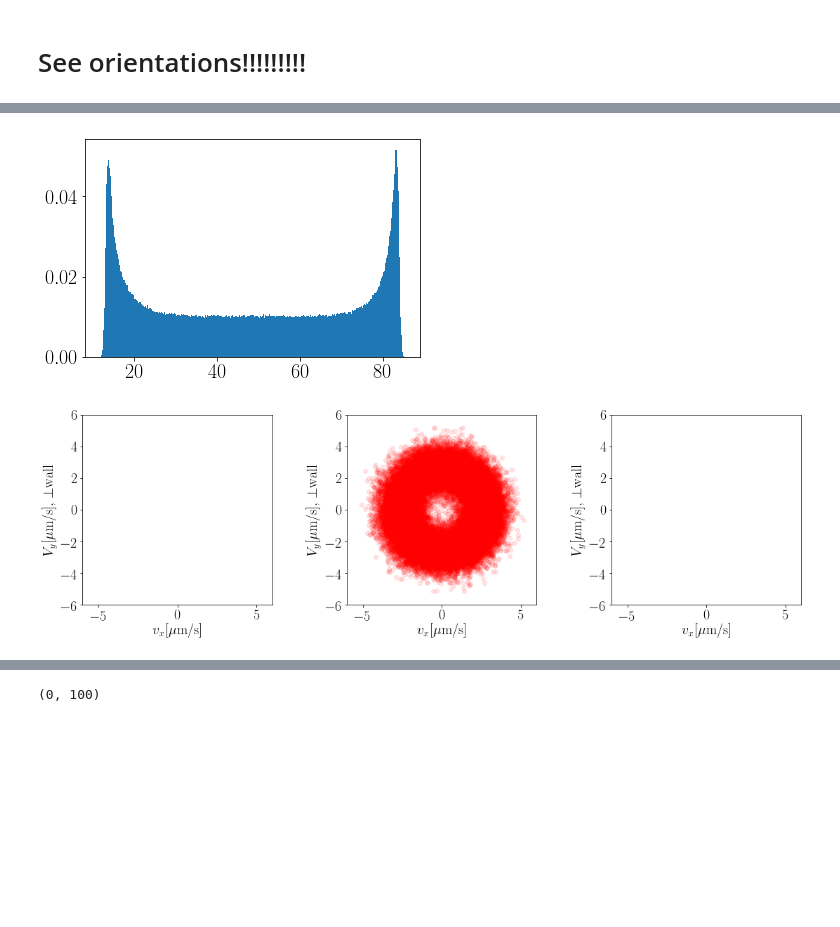
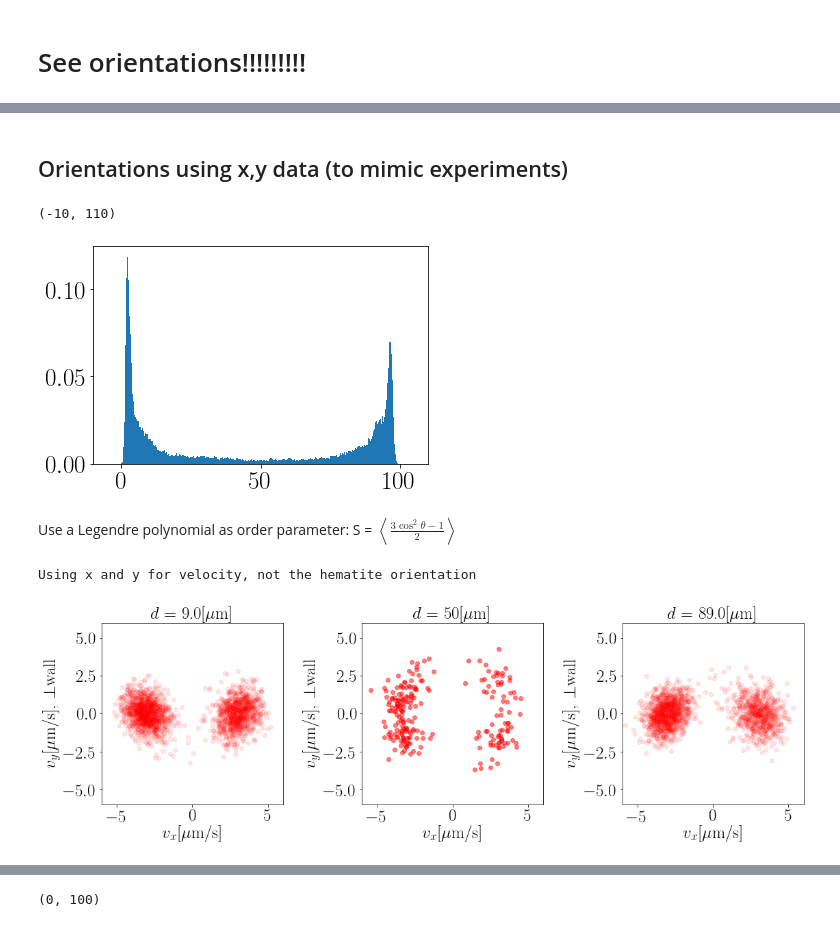
Before and after one commit to MichaHK/Simulation, a Jupyter notebook: SimulationResultsVisualization.ipynb, the cells around one changed output, grey strips where cells are left out. Drawn from its saved outputs; the diff is of its cells as text; code cells hidden in the pictures; blank space fills up the shorter version.

```diff
--- a/SimulationResultsVisualization.ipynb
+++ b/SimulationResultsVisualization.ipynb
@@ -288,6 +371,7 @@ CurrentFolder
 # %%
-ShortFilename = 'Sim_V_10p2_vel_3p6_Dt_0p1_C_1_Dr_0p1_NumPrtcls_1_dragFactorToPsv_2_coords.csv'
-ShortFilename = 'Sim_V_10p2_vel_2p7_Dt_0p1_C_1_Dr_0p1_NumPrtcls_1_dragFactorToPsv_2_coords.csv'
+ShortFilename = r'Sim_V_8_vel_1p8_Dt_0p1_C_1_Dr_0p005_NumPrtcls_100_dragFactorToPsv_1p82_coords.csv'
+# ShortFilename = r'Sim_V_8_vel_1p8_Dt_0p1_C_1_Dr_0p1_NumPrtcls_100_dragFactorToPsv_1p82_coords.csv'
+ShortFilename = r'Sim_V_8_vel_3p5_Dt_0p1_C_1_Dr_0p005_NumPrtcls_100_dragFactorToPsv_1p82_coords.csv'
 
 # ShortFilename = 'Sim_V_10p2_vel_3p6_Dt_0p1_C_1p001_Dr_0p1_NumPrtcls_1_dragFactorToPsv_2_coords.csv'
 # ShortFilename = 'Sim_V_10p2_vel_3p6_Dt_0p1_C_1p002_Dr_0p05_NumPrtcls_1_dragFactorToPsv_2_coords.csv'
@@ -295,7 +379,10 @@ ShortFilename = 'Sim_V_10p2_vel_2p7_Dt_0p1_C_1_Dr_0p1_NumPrtcls_1_dragFactorToPs
 
 FullPathTrajFilename = CurrentFolder + '//' + ShortFilename
 # np.loadtxt(FullPathTrajFilename)
-TrajArray = np.genfromtxt(FullPathTrajFilename, delimiter=',')
+# TrajArray = np.genfromtxt(FullPathTrajFilename, delimiter=',')
+# TrajArray = np.loadtxt(FullPathTrajFilename, delimiter=',')
+TrajArray = pd.read_csv(FullPathTrajFilename, delimiter=',') # because it works fast and does not use RAM
+TrajArray = np.array(TrajArray)
 # %%
 FullPathTrajFilename
 # %% [output]
@@ -305,16 +390,24 @@ VelocityCutOff = 8;
+# %% [markdown]
+## Orientations using x,y data (to mimic experiments)
+# %%
+VelocityCutOff = 6;
+StartingStep = 200
 # %%
 velDiff = 2
-x = TrajArray[:,1]
-y = TrajArray[:,2]
+TrajArrayCropStart = TrajArray[StartingStep:]
+x = TrajArrayCropStart[:,1]
+y = TrajArrayCropStart[:,2]
 dx = x[velDiff:] - x[:-velDiff]
 dy = y[velDiff:] - y[:-velDiff]
 BooleanToUse = (dx**2+dy**2) < velDiff * VelocityCutOff**2
-x = TrajArray[velDiff:,1][BooleanToUse]
-y = TrajArray[velDiff:,2][BooleanToUse]
-p = TrajArray[velDiff:,0][BooleanToUse]
+x = TrajArrayCropStart[velDiff:,1][BooleanToUse]
+y = TrajArrayCropStart[velDiff:,2][BooleanToUse]
+p = TrajArrayCropStart[velDiff:,0][BooleanToUse]
 dx = dx[BooleanToUse]/velDiff
 dy = dy[BooleanToUse]/velDiff
 # %%
 plt.hist(y, bins = 500, density = 'norm');
+plt.xlim([-10,110])
 # %% [output]
+(-10, 110)
-[figure, old version]
+[figure, new version]
@@ -321,20 +417,33 @@ plt.hist(y, bins = 500, density = 'norm');
+# %% [markdown]
+Use a Legendre polynomial as order parameter:
+S = $\left<\frac{3\cos^2 \theta -1}{2}\right>$
 # %%
-start_ums = [12, 51, 83] # 51,18,82
-range_um = 2
+start_ums = [48.8-40, 50, 48.8+40] # 51,18,82
+range_um = 1
 fps = 5
+UseHeatMap = False
+print('Using x and y for velocity, not the hematite orientation')
 FactorForUmPs = fps
 fig, ax = plt.subplots(1, len(start_ums), figsize = [16,5])
 for ind, start_um in enumerate(start_ums):
-    alpha = 0.001
     if ((start_um<60) & (start_um>40)):
+        alpha = 0.5
+    else:
         alpha = 0.1
-    ax[ind].scatter(FactorForUmPs*dx[(y>start_um) & (y<start_um+range_um)],
-                FactorForUmPs*dy[(y>start_um) & (y<start_um+range_um)], alpha = alpha, color= 'r')
+    if not UseHeatMap:
+        ax[ind].scatter(FactorForUmPs*dx[(y>start_um) & (y<start_um+range_um)],
+                    FactorForUmPs*dy[(y>start_um) & (y<start_um+range_um)], alpha = alpha, color= 'r')
+    else:
+        ax[ind].hist2d(FactorForUmPs*dx[(y>start_um) & (y<start_um+range_um)],
+               FactorForUmPs*dy[(y>start_um) & (y<start_um+range_um)], bins = 50, cmap = 'jet', range = [[-6, 6], [-6, 6]],
+                      density = True);
     ax[ind].set_xlim([-6,6])
     ax[ind].set_ylim([-6,6])
     ax[ind].set_xlabel('$v_x[\mu$m/s]')
-    ax[ind].set_ylabel('$V_y[\mu$m/s], $\\bot$wall')
+    ax[ind].set_ylabel('$v_y[\mu$m/s], $\\bot$wall')
     ax[ind].set_aspect('equal', adjustable='box')
+    ax[ind].set_title('$d$ = ' + str(np.round(start_um)) + '[$\mu$m]')
 fig.tight_layout()
 # %% [output]
+Using x and y for velocity, not the hematite orientation
-[figure, old version]
+[figure, new version]
```
Also changed, not shown: parts of 25 cells of this notebook, 2 other files.
